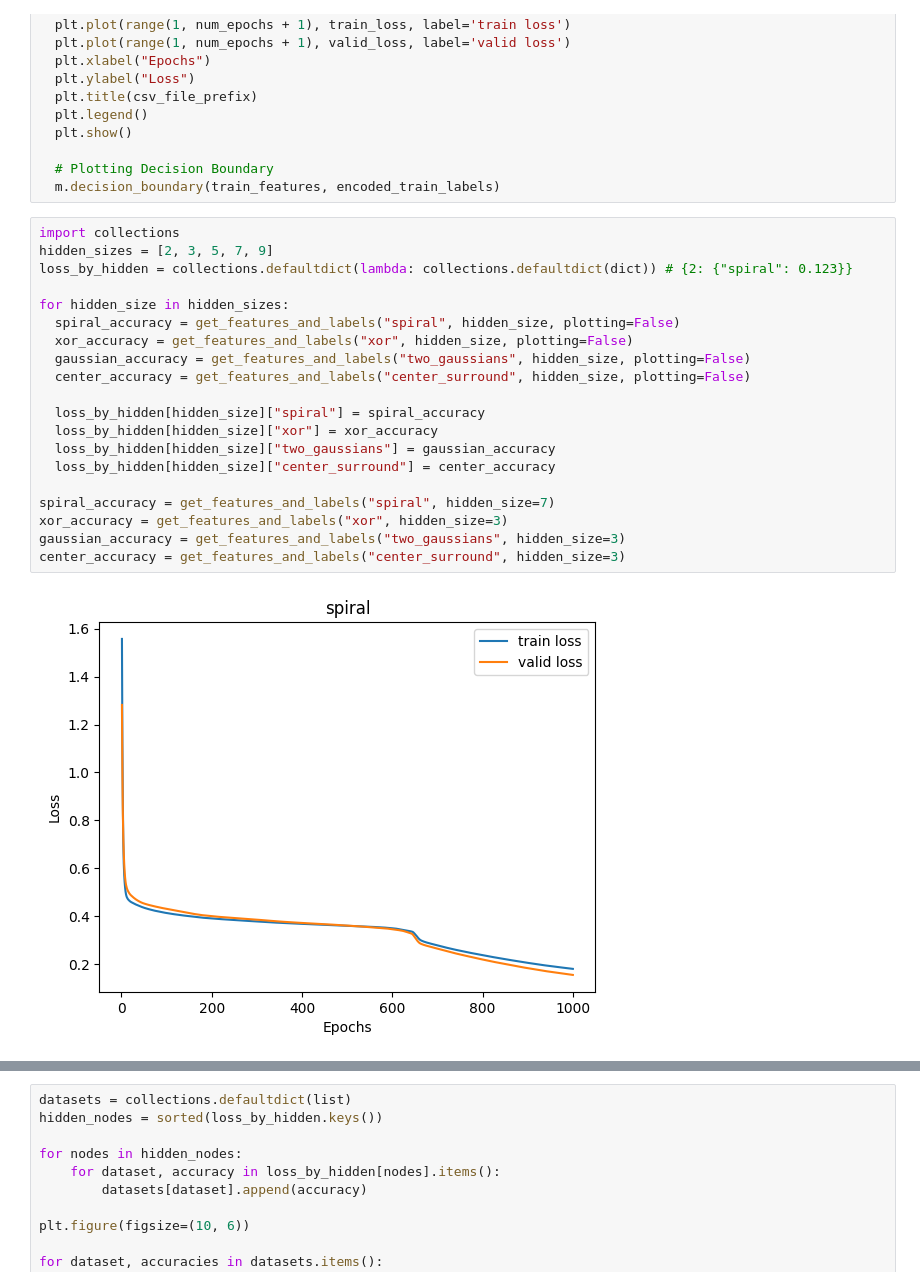
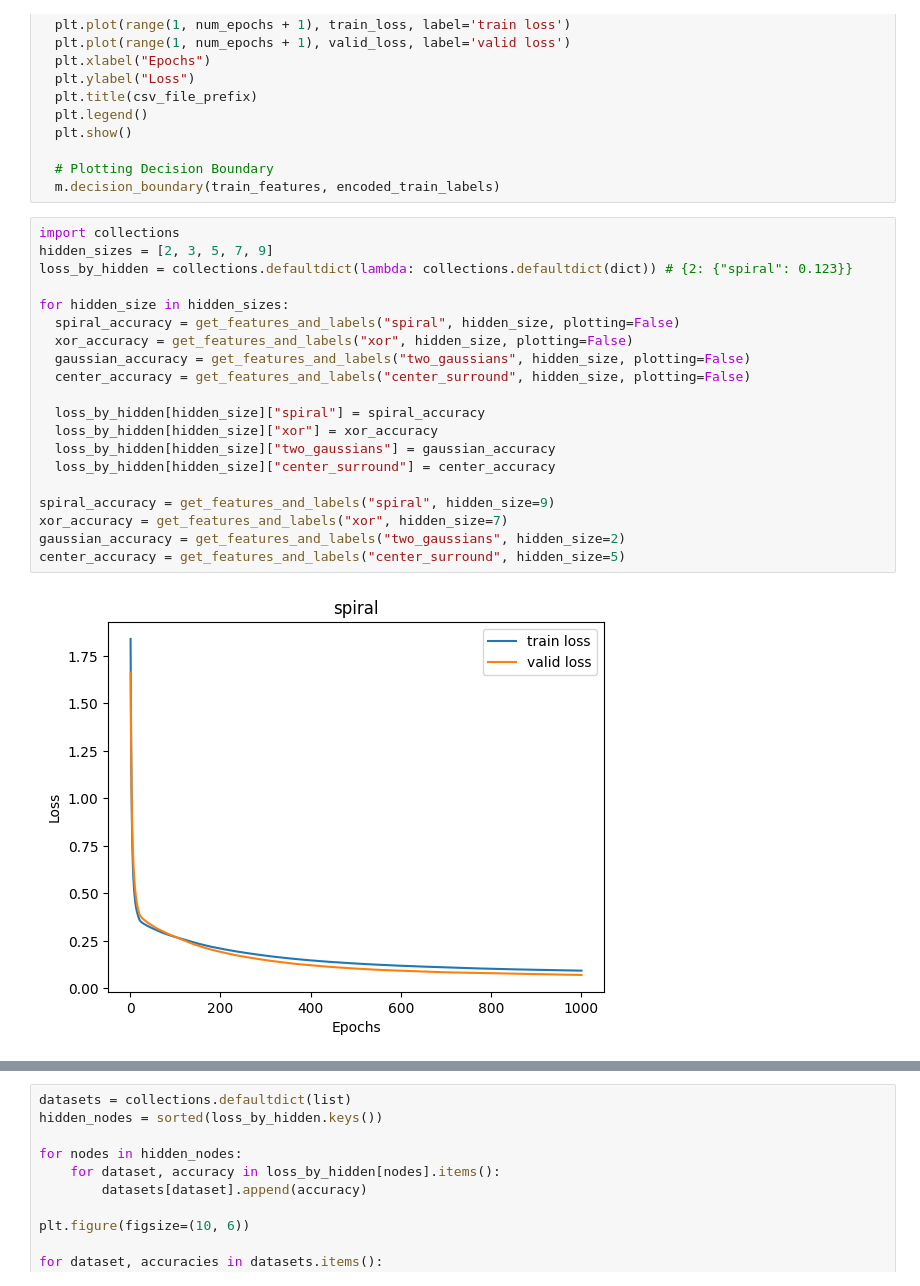
Before and after one commit to Pmcslarrow/hw_3_ml, a Jupyter notebook: homework_3.ipynb, the cells around one changed output, grey strips where cells are left out. Cells and saved outputs as stored; diff of their text form.

```diff
--- a/homework_3.ipynb
+++ b/homework_3.ipynb
@@ -796,22 +796,22 @@ def get_features_and_labels(csv_file_prefix, hidden_size=7, plotting=True):
 # %%
 import collections
 hidden_sizes = [2, 3, 5, 7, 9]
 loss_by_hidden = collections.defaultdict(lambda: collections.defaultdict(dict)) # {2: {"spiral": 0.123}}
 
 for hidden_size in hidden_sizes:
   spiral_accuracy = get_features_and_labels("spiral", hidden_size, plotting=False)
   xor_accuracy = get_features_and_labels("xor", hidden_size, plotting=False)
   gaussian_accuracy = get_features_and_labels("two_gaussians", hidden_size, plotting=False)
   center_accuracy = get_features_and_labels("center_surround", hidden_size, plotting=False)
 
   loss_by_hidden[hidden_size]["spiral"] = spiral_accuracy
   loss_by_hidden[hidden_size]["xor"] = xor_accuracy
   loss_by_hidden[hidden_size]["two_gaussians"] = gaussian_accuracy
   loss_by_hidden[hidden_size]["center_surround"] = center_accuracy
 
-spiral_accuracy = get_features_and_labels("spiral", hidden_size=7)
-xor_accuracy = get_features_and_labels("xor", hidden_size=3)
-gaussian_accuracy = get_features_and_labels("two_gaussians", hidden_size=3)
-center_accuracy = get_features_and_labels("center_surround", hidden_size=3)
+spiral_accuracy = get_features_and_labels("spiral", hidden_size=9)
+xor_accuracy = get_features_and_labels("xor", hidden_size=7)
+gaussian_accuracy = get_features_and_labels("two_gaussians", hidden_size=2)
+center_accuracy = get_features_and_labels("center_surround", hidden_size=5)
 # %% [output]
-[figure, old version]
+[figure, new version]
```
Also changed, not shown: parts of 2 cells of this notebook.
